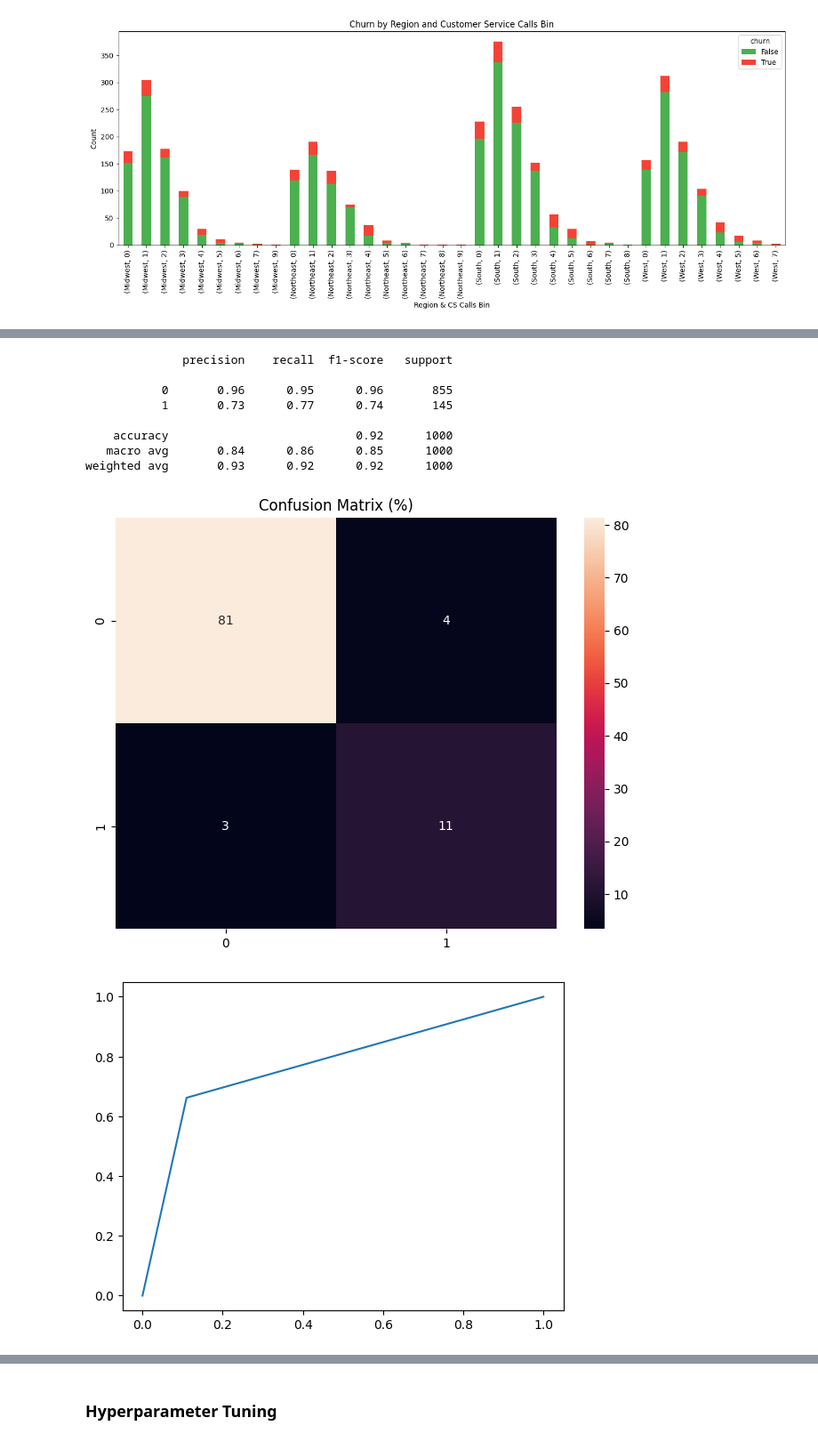
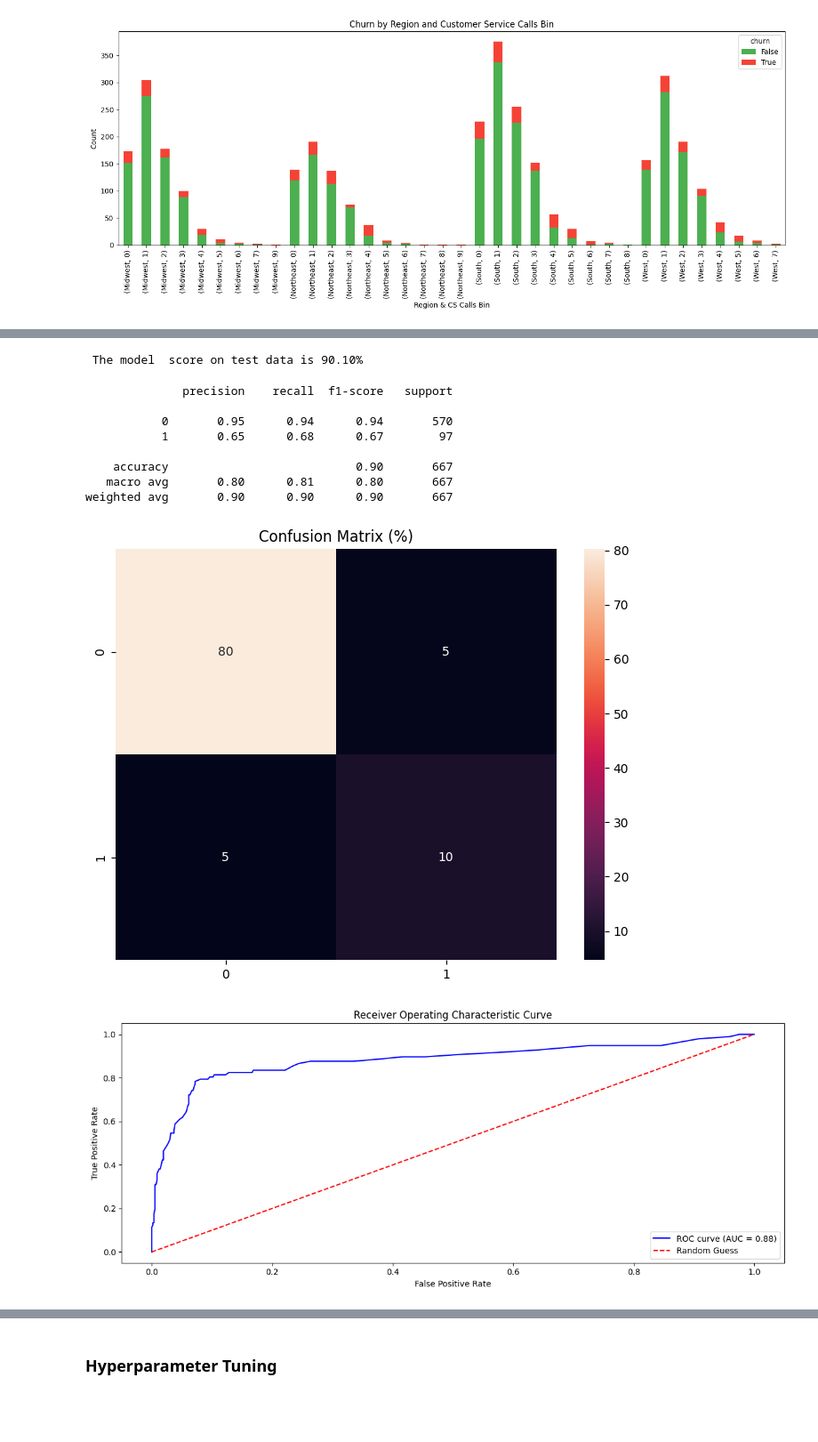
Before and after one commit to JoshuaKiluu/syria-tel-churn-prediction, a Jupyter notebook: index.ipynb, the cells around one changed output, grey strips where cells are left out. Shown at 89% size. Drawn from its saved outputs; the diff is of its cells as text; code cells hidden in the pictures; blank space fills up the shorter version.

```diff
--- a/index.ipynb
+++ b/index.ipynb
@@ -682,6 +543,6 @@ This can distort the coefficients of regression models and reduce interpretabili
 # %%
 #drop highly correlaed columns
-col_to_drop = ["area_code", "total_day_charge", "total_eve_charge", "total_night_charge", "total_intl_charge"]
+col_to_drop = ["total day charge", "total eve charge", "total night charge", "total intl charge"]
 st_df1.drop(col_to_drop, axis=1, inplace=True)
 st_df1.head()
 # %% [output]
@@ -760,8 +617,9 @@ y = merged_df["churn"]
 # %%
-#separate train and test set
-X_train, X_test, y_train, y_test = train_test_split(X, y, test_size=.3, random_state=42, stratify=y)
-
+#scaling
+ss = StandardScaler()
+X_train_s = ss.fit_transform(X_train)
+X_test_s = ss.transform(X_test)
 
 #check shape
-X_train.shape, X_test.shape, y_train.shape, y_test.shape
+X_train_s.shape, X_test_s.shape, y_train.shape, y_test.shape
 # %% [output]
@@ -769,4 +631,7 @@ X_train.shape, X_test.shape, y_train.shape, y_test.shape
 # %%
-#applying SMOTE
+#applying SMOTE on training set
 smote = SMOTE(random_state=42)
-X_train_sm, y_train_sm = smote.fit_resample(X_train, y_train)
+X_train_sm, y_train_sm = smote.fit_resample(X_train_s, y_train)
+
+#check shape
+X_train_sm.shape, X_test_s.shape, y_train_sm.shape, y_test.shape
@@ -783,5 +644,6 @@ X_train_s.shape, X_test_s.shape, y_train_sm.shape, y_test.shape
 # %%
-#logistic regression model
-lr = LogisticRegression(random_state=42, max_iter=1000)
-lr.fit(X_train_s, y_train_sm)
+#instantiate logistic regression
+lr = LogisticRegression(random_state=42)
+#fit on the training data
+lr.fit(X_train_sm, y_train_sm)
 # %% [output]
@@ -905,17 +846,25 @@ print(f" The model accuracy score on test data is {accuracy_score(y_test, y_pred
+# %%
+#generate predictions
+y_pred2 = rf.predict(X_test_s)
+
+#calculate accuracy on test data
+print(f" The model  score on test data is {accuracy_score(y_test, y_pred2)*100:.2f}%")
+# %% [output]
+ The model  score on test data is 90.10%
 # %%
-print(classification_report(y_test, y_pred))
+print(classification_report(y_test, y_pred2))
 # %% [output]
               precision    recall  f1-score   support
 
-           0       0.96      0.95      0.96       855
-           1       0.73      0.77      0.74       145
+           0       0.95      0.94      0.94       570
+           1       0.65      0.68      0.67        97
 
-    accuracy                           0.92      1000
-   macro avg       0.84      0.86      0.85      1000
-weighted avg       0.93      0.92      0.92      1000
+    accuracy                           0.90       667
+   macro avg       0.80      0.81      0.80       667
+weighted avg       0.90      0.90      0.90       667
 # %%
 #comute confusion matrix
-conf = confusion_matrix(y_test, y_pred)
+conf = confusion_matrix(y_test, y_pred2)
 
 #normalize to show percentages
 conf_percent = conf / conf.sum()*100
@@ -926,14 +875,26 @@ sns.heatmap(conf_percent, annot=True, fmt=".0f")
 plt.title("Confusion Matrix (%)")
 plt.show();
 # %% [output]
-[figure, old version]
+[figure, new version]
 # %%
-#create AUC
-y_pred_proba = tree.predict_proba(X_test_s)[:,1]
+#predict probabilities for the positive class
+y_pred2_proba = rf.predict_proba(X_test_s)[:,1]
 
-fpr, tpr, threshold = roc_curve(y_test, y_pred_proba)
+#compute ROC curve
+fpr, tpr, threshold = roc_curve(y_test, y_pred2_proba)
+
+#compute AUC score
+auc_score = roc_auc_score(y_test, y_pred2_proba)
 
 #plot
-plt.plot(fpr, tpr);
+plt.figure(figsize=(12,5))
+plt.plot(fpr, tpr, color='blue', label=f'ROC curve (AUC = {auc_score:.2f})')
+plt.plot([0,1], [0,1], color='red', linestyle='--', label='Random Guess')  # baseline
+plt.xlabel('False Positive Rate')
+plt.ylabel('True Positive Rate')
+plt.title('Receiver Operating Characteristic Curve')
+plt.legend(loc='lower right')
+plt.tight_layout()
+plt.show();
 # %% [output]
-[figure, old version]
+[figure, new version]
```
Also changed, not shown: parts of 75 cells of this notebook.
